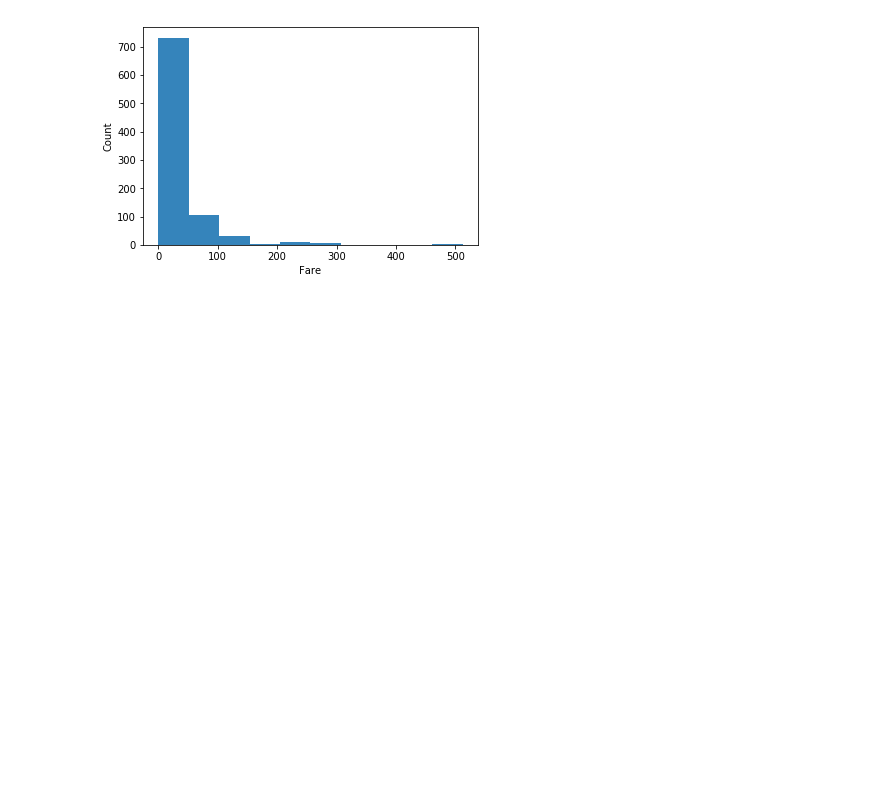
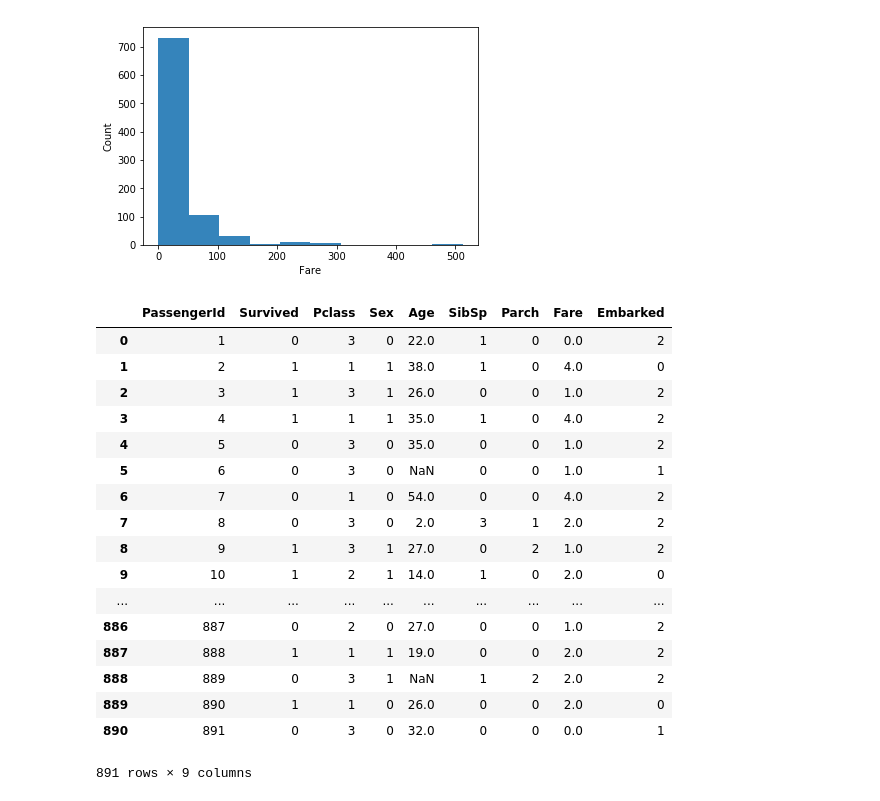
Before and after one commit to Loisssss/Kaggle, a Jupyter notebook: KaggleTitanic/kaggle_titanic.ipynb, the cells around one changed output. Saved outputs shown, nothing was run; the diff lists cells and outputs as text; code cells hidden in the pictures; blank space fills up the shorter version.

Commit message:
categorize fare; accuracy: 0.775

```diff
--- a/KaggleTitanic/kaggle_titanic.ipynb
+++ b/KaggleTitanic/kaggle_titanic.ipynb
@@ -125,3 +133,24 @@ plt.show()
+# %%
+train_data
+# %% [output]
+|  | PassengerId | Survived | Pclass | Sex | Age | SibSp | Parch | Fare | Embarked |
+| 0 | 1 | 0 | 3 | 0 | 22.0 | 1 | 0 | 0.0 | 2 |
+| 1 | 2 | 1 | 1 | 1 | 38.0 | 1 | 0 | 4.0 | 0 |
+| 2 | 3 | 1 | 3 | 1 | 26.0 | 0 | 0 | 1.0 | 2 |
+| 3 | 4 | 1 | 1 | 1 | 35.0 | 1 | 0 | 4.0 | 2 |
+| 4 | 5 | 0 | 3 | 0 | 35.0 | 0 | 0 | 1.0 | 2 |
+| 5 | 6 | 0 | 3 | 0 | NaN | 0 | 0 | 1.0 | 1 |
+| 6 | 7 | 0 | 1 | 0 | 54.0 | 0 | 0 | 4.0 | 2 |
+| 7 | 8 | 0 | 3 | 0 | 2.0 | 3 | 1 | 2.0 | 2 |
+| 8 | 9 | 1 | 3 | 1 | 27.0 | 0 | 2 | 1.0 | 2 |
+| 9 | 10 | 1 | 2 | 1 | 14.0 | 1 | 0 | 2.0 | 0 |
+| ... | ... | ... | ... | ... | ... | ... | ... | ... | ... |
+| 886 | 887 | 0 | 2 | 0 | 27.0 | 0 | 0 | 1.0 | 2 |
+| 887 | 888 | 1 | 1 | 1 | 19.0 | 0 | 0 | 2.0 | 2 |
+| 888 | 889 | 0 | 3 | 1 | NaN | 1 | 2 | 2.0 | 2 |
+| 889 | 890 | 1 | 1 | 0 | 26.0 | 0 | 0 | 2.0 | 0 |
+| 890 | 891 | 0 | 3 | 0 | 32.0 | 0 | 0 | 0.0 | 1 |
+891 rows × 9 columns
 # %%
 train_data['Fare'].isnull().sum()
 test_data['Fare'].isnull().sum()
```
Also changed, not shown: parts of 5 cells of this notebook.
